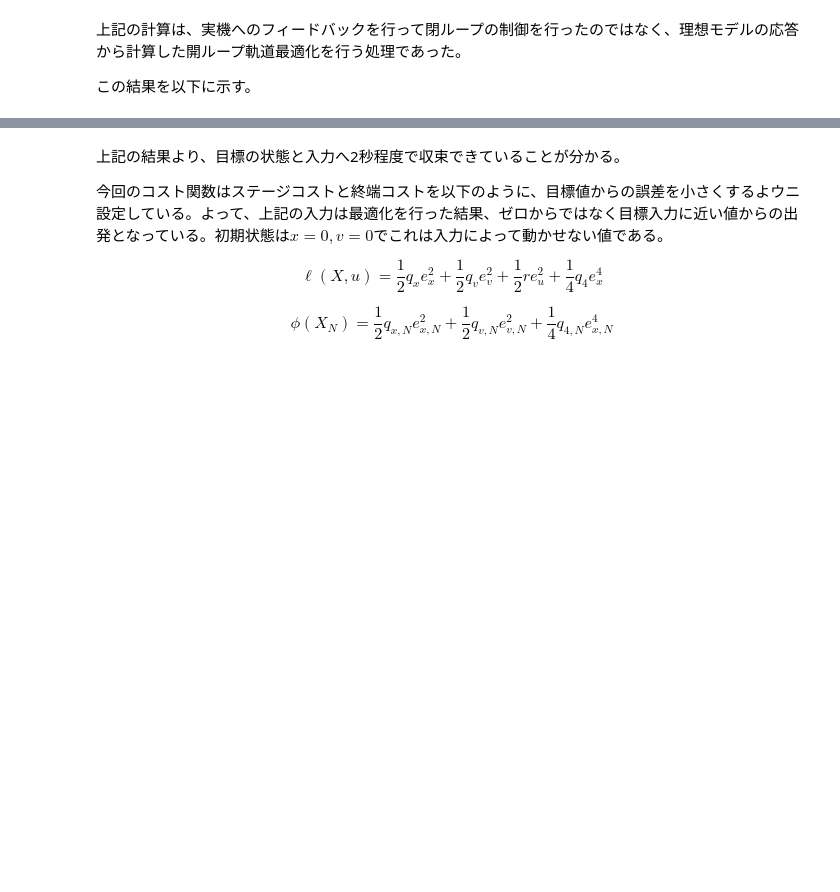
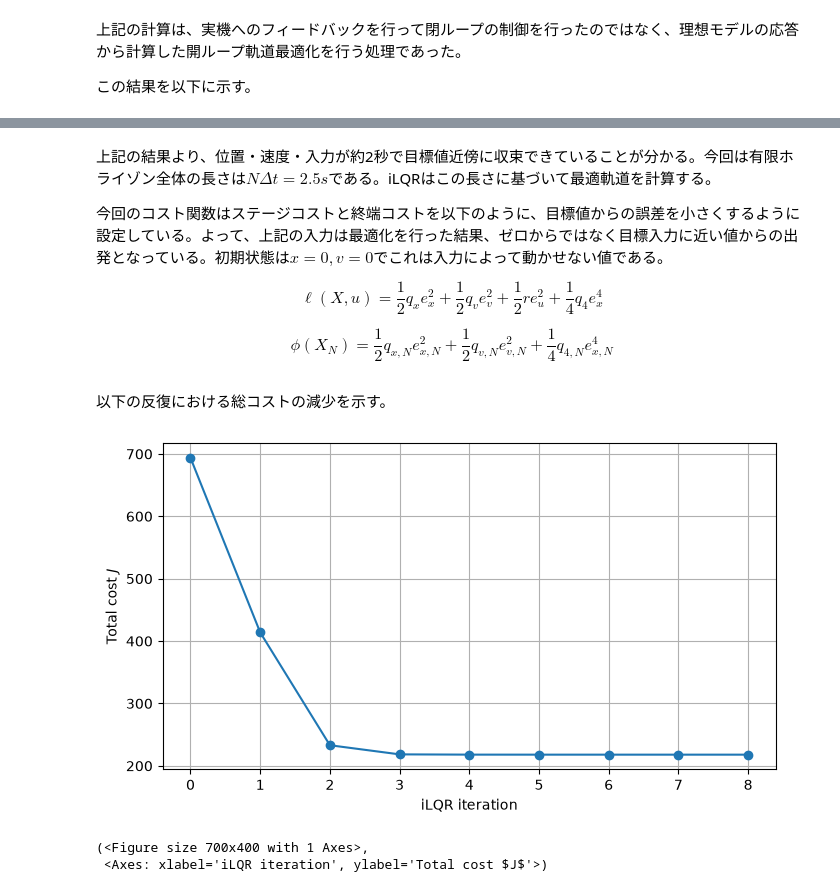
Before and after one commit to hideto008/learning_iLQR, a Jupyter notebook: notes/step7.ipynb, the cells around one changed output, grey strips where cells are left out. Drawn from its saved outputs; the diff is of its cells as text; code cells hidden in the pictures; blank space fills up the shorter version.

```diff
--- a/notes/step7.ipynb
+++ b/notes/step7.ipynb
@@ -718,7 +742,7 @@ plt.show()
 # %% [markdown]
-上記の結果より、目標の状態と入力へ2秒程度で収束できていることが分かる。
+上記の結果より、位置・速度・入力が約2秒で目標値近傍に収束できていることが分かる。今回は有限ホライゾン全体の長さは$N \Delta t = 2.5s$である。iLQRはこの長さに基づいて最適軌道を計算する。
 
-今回のコスト関数はステージコストと終端コストを以下のように、目標値からの誤差を小さくするよウニ設定している。よって、上記の入力は最適化を行った結果、ゼロからではなく目標入力に近い値からの出発となっている。初期状態は$x=0, v=0$でこれは入力によって動かせない値である。
+今回のコスト関数はステージコストと終端コストを以下のように、目標値からの誤差を小さくするように設定している。よって、上記の入力は最適化を行った結果、ゼロからではなく目標入力に近い値からの出発となっている。初期状態は$x=0, v=0$でこれは入力によって動かせない値である。
 
 $$
 \ell(X, u) = \frac{1}{2} q_x e_x^2 + \frac{1}{2} q_v e_v^2 + \frac{1}{2} r e_u^2 + \frac{1}{4} q_4 e_x^4
@@ -727,3 +751,26 @@ $$
 $$
 \phi(X_N) = \frac{1}{2} q_{x,N} e_{x,N}^2 + \frac{1}{2} q_{v,N} e_{v,N}^2 + \frac{1}{4} q_{4,N} e_{x,N}^4
 $$
+# %% [markdown]
+以下の反復における総コストの減少を示す。
+# %%
+def plot_cost_history(cost_array):
+    """iLQR反復ごとの総コストを描画する。"""
+    iteration = np.arange(len(cost_array))
+
+    fig, ax = plt.subplots(figsize=(7, 4))
+    ax.plot(iteration, cost_array, marker="o")
+    ax.set_xlabel("iLQR iteration")
+    ax.set_ylabel(r"Total cost $J$")
+    ax.grid()
+    fig.tight_layout()
+    plt.show()
+    return fig, ax
+
+
+
+plot_cost_history(cost_array)
+# %% [output]
+[figure, added]
+(<Figure size 700x400 with 1 Axes>,
+ <Axes: xlabel='iLQR iteration', ylabel='Total cost $J$'>)
```
Also changed, not shown: parts of 17 cells of this notebook.
